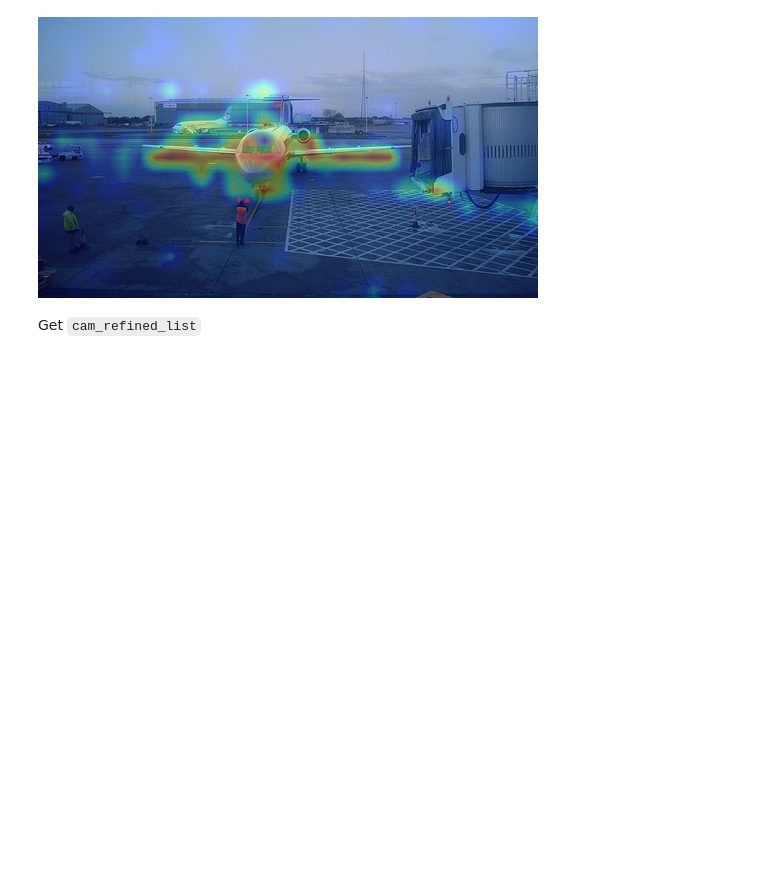
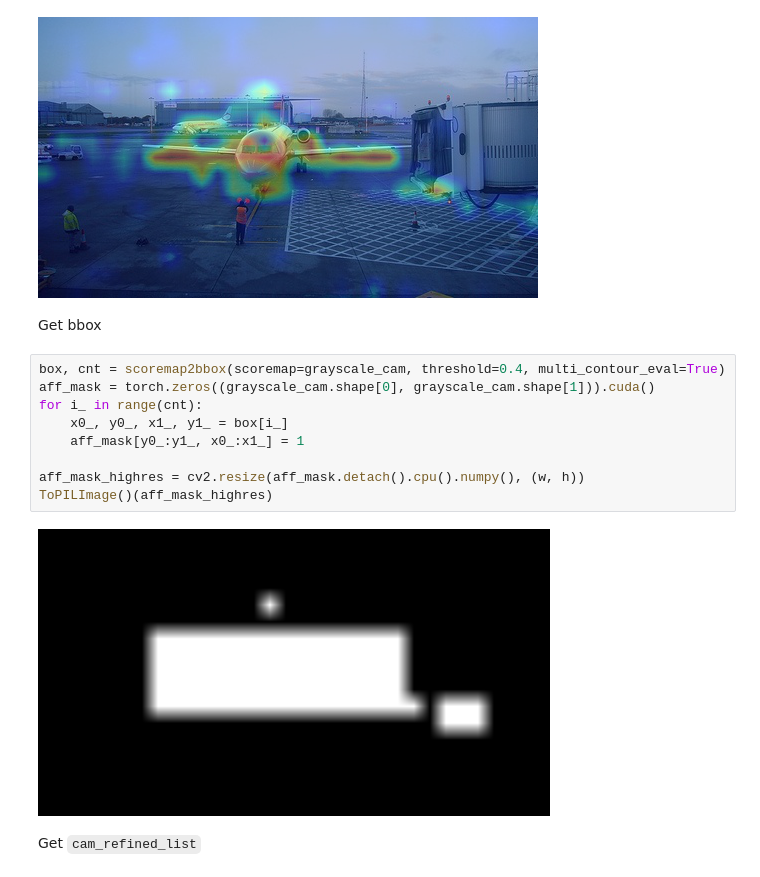
Before and after one commit to giuseppecurci/Advanced-CV-Project, a Jupyter notebook: frozen_clip_explained.ipynb, the cells around one changed output. Saved outputs shown, nothing was run; the diff lists cells and outputs as text; blank space fills up the shorter version.

Commit message:
Added a few comments and get bbox to refine only high-confidence regions

```diff
--- a/frozen_clip_explained.ipynb
+++ b/frozen_clip_explained.ipynb
@@ -757,6 +758,19 @@ overlayed_image = Image.blend(image, cam_colored_image, alpha = 0.3)
 overlayed_image
 # %% [output]
 [figure]
+# %% [markdown]
+Get bbox
+# %%
+box, cnt = scoremap2bbox(scoremap=grayscale_cam, threshold=0.4, multi_contour_eval=True)
+aff_mask = torch.zeros((grayscale_cam.shape[0], grayscale_cam.shape[1])).cuda()
+for i_ in range(cnt):
+    x0_, y0_, x1_, y1_ = box[i_]
+    aff_mask[y0_:y1_, x0_:x1_] = 1
+
+aff_mask_highres = cv2.resize(aff_mask.detach().cpu().numpy(), (w, h))
+ToPILImage()(aff_mask_highres)
+# %% [output]
+[figure, added]
 # %% [markdown]
 Get `cam_refined_list`
 # %%
```
Also changed, not shown: parts of 7 cells of this notebook.
